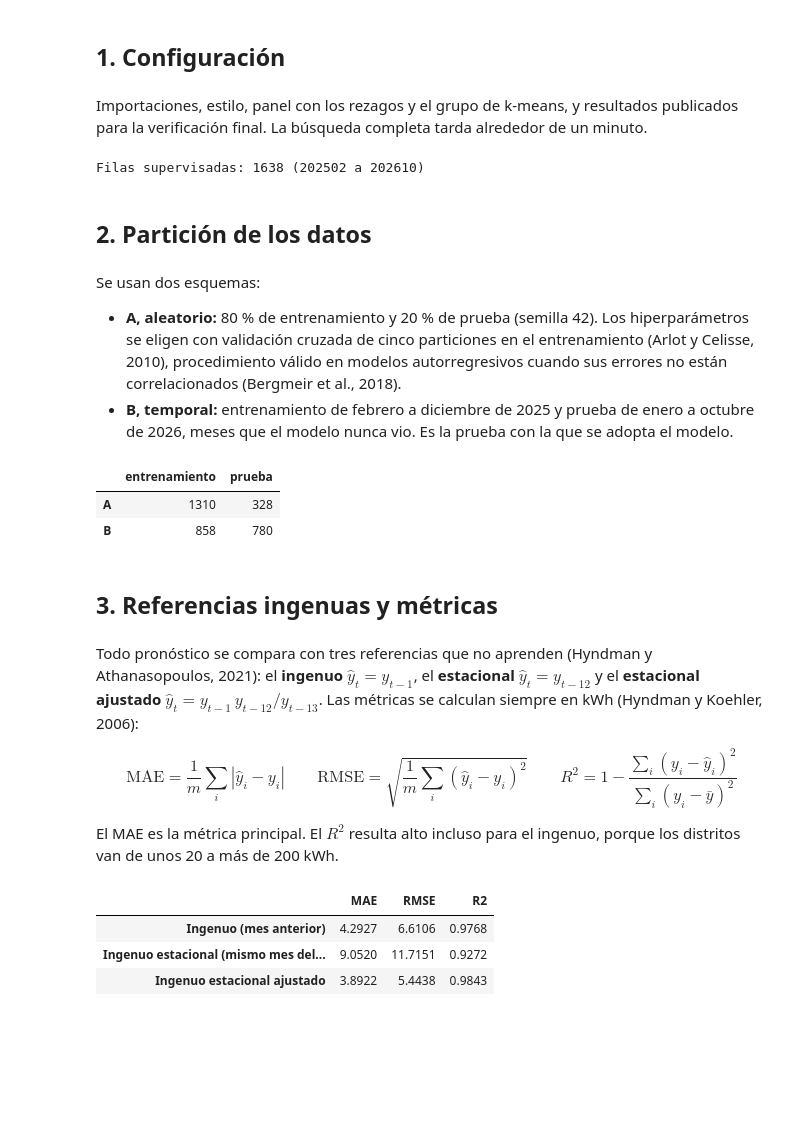
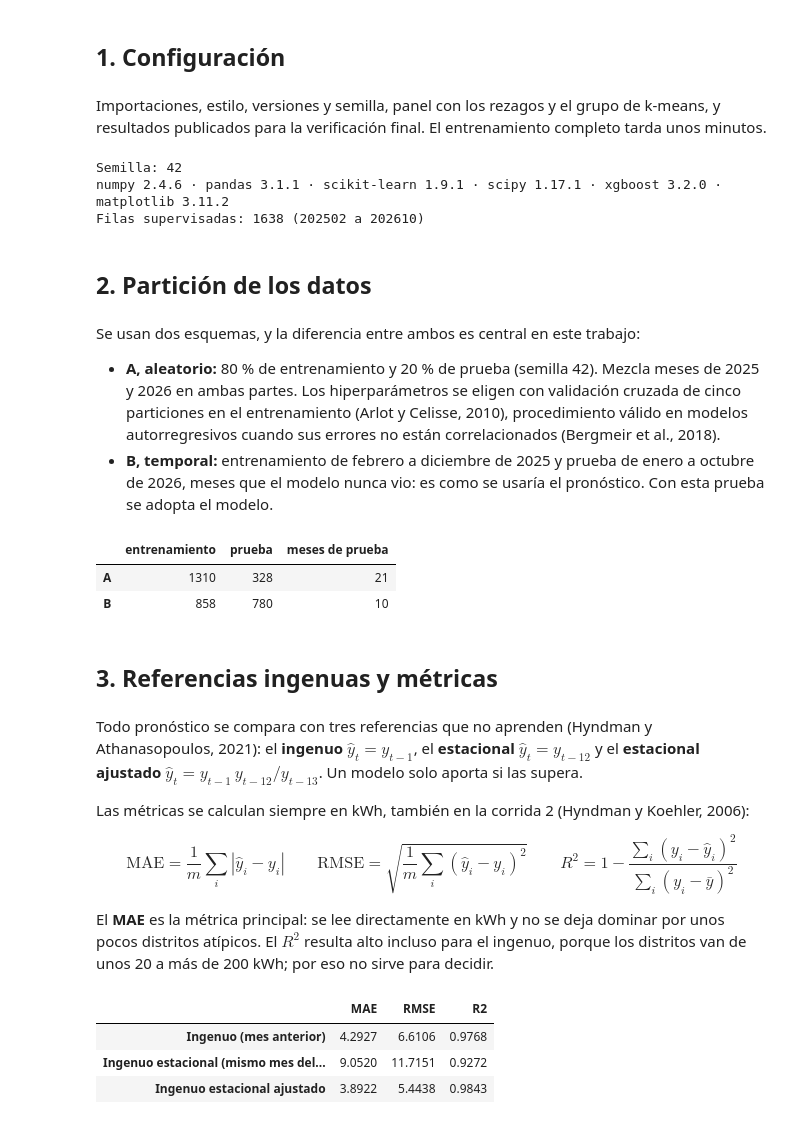
Before and after one commit to engiegarcia/machine-learning-backend, a Jupyter notebook: notebooks/03_supervisado.ipynb, the cells around one changed output. Saved outputs shown, nothing was run; the diff lists cells and outputs as text; code cells hidden in the pictures; blank space fills up the shorter version.

```diff
--- a/notebooks/03_supervisado.ipynb
+++ b/notebooks/03_supervisado.ipynb
@@ -28,16 +31,18 @@
 
 ## 1. Configuración
 # %% [markdown]
-Importaciones, estilo, panel con los rezagos y el grupo de k-means, y resultados publicados para la verificación final. La búsqueda completa tarda alrededor de un minuto.
+Importaciones, estilo, versiones y semilla, panel con los rezagos y el grupo de k-means, y resultados publicados para la verificación final. El entrenamiento completo tarda unos minutos.
 # %%
+import importlib
 import json
+import time
 import warnings
 
 import estilo
 import matplotlib.pyplot as plt
 import numpy as np
 import pandas as pd
-from estilo import AQUA, BLUE, COLOR_GRUPO, CYAN, EJE_COMA, GRIS, ICE, MESES, MUTED, NAVY, SKY, coma
+from estilo import AQUA, BLUE, CYAN, EJE_COMA, GRIS, ICE, MESES, MUTED, NAVY, SKY, coma
 
 from ml import config
 
@@ -46,43 +51,66 @@ warnings.filterwarnings("ignore", category=UserWarning)
 pd.set_option("display.float_format", lambda v: f"{v:,.4f}")
 INFORME = json.loads(config.RESULTADOS.read_text(encoding="utf8"))  # resultados publicados
 RESUMEN = json.loads(config.RESUMEN_PREPROCESAMIENTO.read_text(encoding="utf8"))
+INICIO = time.time()
+MODULOS = {
+    "numpy": "numpy",
+    "pandas": "pandas",
+    "scikit-learn": "sklearn",
+    "scipy": "scipy",
+    "xgboost": "xgboost",
+    "matplotlib": "matplotlib",
+}
+VERSIONES = {n: importlib.import_module(m).__version__ for n, m in MODULOS.items()}
+print("Semilla:", config.SEMILLA)
+print(" · ".join(f"{n} {v}" for n, v in VERSIONES.items()))
+
+from sklearn.model_selection import GridSearchCV, KFold
 
 from ml import caracteristicas as car
 from ml import modelos, pronostico
 from ml.corridas import CANDIDATOS, comparar_errores, esquemas, preparar
-from ml.gradiente import GDRegressor, ecuacion_normal
+from ml.gradiente import GDRegressor, con_intercepto, ecuacion_normal
 
 pn, km = preparar(pd.read_parquet(config.PANEL))
 d = car.supervisado(pn)
 print(f"Filas supervisadas: {len(d)} ({d['PERIODO'].min()} a {d['PERIODO'].max()})")
 # %% [output]
+Semilla: 42
+numpy 2.4.6 · pandas 3.1.1 · scikit-learn 1.9.1 · scipy 1.17.1 · xgboost 3.2.0 · matplotlib 3.11.2
 Filas supervisadas: 1638 (202502 a 202610)
 # %% [markdown]
 <a id="partición-de-los-datos"></a>
 
 ## 2. Partición de los datos
 # %% [markdown]
-Se usan dos esquemas:
+Se usan dos esquemas, y la diferencia entre ambos es central en este trabajo:
 
-- **A, aleatorio:** 80 % de entrenamiento y 20 % de prueba (semilla 42). Los hiperparámetros se eligen con validación cruzada de cinco particiones en el entrenamiento (Arlot y Celisse, 2010), procedimiento válido en modelos autorregresivos cuando sus errores no están correlacionados (Bergmeir et al., 2018).
-- **B, temporal:** entrenamiento de febrero a diciembre de 2025 y prueba de enero a octubre de 2026, meses que el modelo nunca vio. Es la prueba con la que se adopta el modelo.
+- **A, aleatorio:** 80 % de entrenamiento y 20 % de prueba (semilla 42). Mezcla meses de 2025 y 2026 en ambas partes. Los hiperparámetros se eligen con validación cruzada de cinco particiones en el entrenamiento (Arlot y Celisse, 2010), procedimiento válido en modelos autorregresivos cuando sus errores no están correlacionados (Bergmeir et al., 2018).
+- **B, temporal:** entrenamiento de febrero a diciembre de 2025 y prueba de enero a octubre de 2026, meses que el modelo nunca vio: es como se usaría el pronóstico. Con esta prueba se adopta el modelo.
 # %%
 E = esquemas(d)
-pd.DataFrame({k: {"entrenamiento": len(tr), "prueba": len(te)} for k, (tr, te) in E.items()}).T
+pd.DataFrame(
+    {
+        k: {"entrenamiento": len(tr), "prueba": len(te), "meses de prueba": te["PERIODO"].nunique()}
+        for k, (tr, te) in E.items()
+    }
+).T
 # %% [output]
-|  | entrenamiento | prueba |
-| A | 1310 | 328 |
-| B | 858 | 780 |
+|  | entrenamiento | prueba | meses de prueba |
+| A | 1310 | 328 | 21 |
+| B | 858 | 780 | 10 |
 # %% [markdown]
 <a id="referencias-ingenuas-y-métricas"></a>
 
 ## 3. Referencias ingenuas y métricas
 # %% [markdown]
-Todo pronóstico se compara con tres referencias que no aprenden (Hyndman y Athanasopoulos, 2021): el **ingenuo** $\hat y_t = y_{t-1}$, el **estacional** $\hat y_t = y_{t-12}$ y el **estacional ajustado** $\hat y_t = y_{t-1}\,y_{t-12}/y_{t-13}$. Las métricas se calculan siempre en kWh (Hyndman y Koehler, 2006):
+Todo pronóstico se compara con tres referencias que no aprenden (Hyndman y Athanasopoulos, 2021): el **ingenuo** $\hat y_t = y_{t-1}$, el **estacional** $\hat y_t = y_{t-12}$ y el **estacional ajustado** $\hat y_t = y_{t-1}\,y_{t-12}/y_{t-13}$. Un modelo solo aporta si las supera.
+
+Las métricas se calculan siempre en kWh, también en la corrida 2 (Hyndman y Koehler, 2006):
 
 $$\mathrm{MAE} = \frac{1}{m}\sum_i |\hat y_i - y_i| \qquad \mathrm{RMSE} = \sqrt{\frac{1}{m}\sum_i (\hat y_i - y_i)^2} \qquad R^2 = 1 - \frac{\sum_i (y_i - \hat y_i)^2}{\sum_i (y_i - \bar y)^2}$$
 
-El MAE es la métrica principal. El $R^2$ resulta alto incluso para el ingenuo, porque los distritos van de unos 20 a más de 200 kWh.
+El **MAE** es la métrica principal: se lee directamente en kWh y no se deja dominar por unos pocos distritos atípicos. El $R^2$ resulta alto incluso para el ingenuo, porque los distritos van de unos 20 a más de 200 kWh; por eso no sirve para decidir.
 # %%
 pd.DataFrame({k: v["test"] for k, v in modelos.ingenuos(E["B"][1]).items()}).T
 # %% [output]
```
Also changed, not shown: parts of 41 cells of this notebook, 1 other file.
